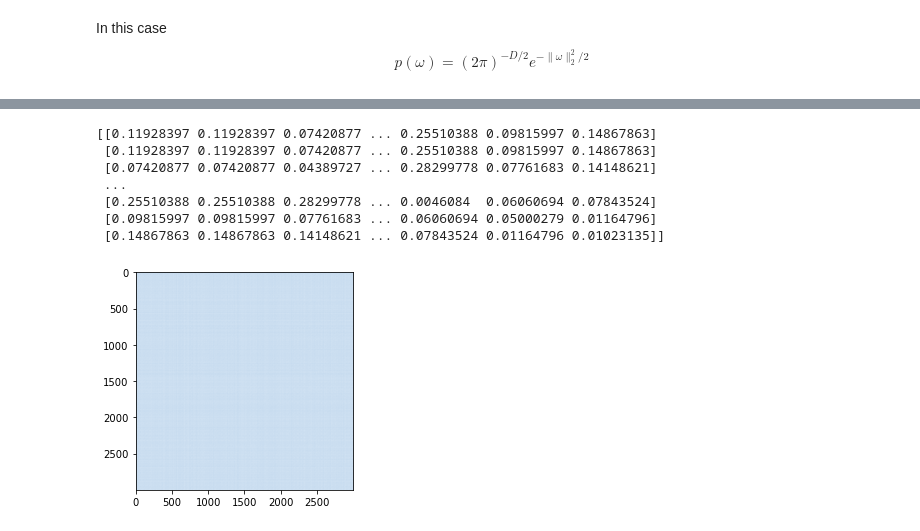
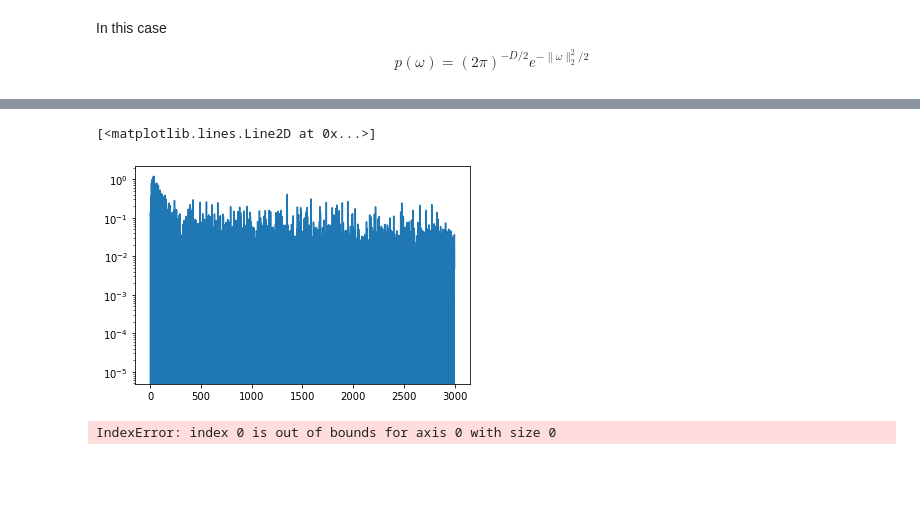
Before and after one commit to cjfelixx/machine-learning-graduate-research, a Jupyter notebook: KernelLeastSquares/kernelLeastSquares.ipynb, the cells around one changed output, grey strips where cells are left out. Cells and saved outputs as stored; diff of their text form; code cells hidden in the pictures; blank space fills up the shorter version.

```diff
--- a/KernelLeastSquares/kernelLeastSquares.ipynb
+++ b/KernelLeastSquares/kernelLeastSquares.ipynb
@@ -37,3 +37,5 @@ kernel = gauss_kernel
 step_size = 0.09
 reg_coeff = 0.03
 threshold = 0.6
+d,d_true = generate_data(num_data)
+KNLMS(d,d_true,kernel,step_size,reg_coeff,0.5)
@@ -136,17 +124,3 @@ array([[ 0.88071603,  0.88071603,  0.8928328 , ..., -0.25476396,
-# %%
-from sklearn.metrics.pairwise import rbf_kernel
-K = rbf_kernel(X, gamma=3.73)
-plt.imshow(abs(K-kernel),cmap=plt.cm.Blues)
-print(abs(K-kernel))
-# %% [output]
-[[0.11928397 0.11928397 0.07420877 ... 0.25510388 0.09815997 0.14867863]
- [0.11928397 0.11928397 0.07420877 ... 0.25510388 0.09815997 0.14867863]
- [0.07420877 0.07420877 0.04389727 ... 0.28299778 0.07761683 0.14148621]
- ...
- [0.25510388 0.25510388 0.28299778 ... 0.0046084  0.06060694 0.07843524]
- [0.09815997 0.09815997 0.07761683 ... 0.06060694 0.05000279 0.01164796]
- [0.14867863 0.14867863 0.14148621 ... 0.07843524 0.01164796 0.01023135]]
-[figure, removed]
 # %%
 # d,d_true = generate_data(num_data)
 # d = d.reshape(-1, 1)
@@ -170,3 +144,56 @@ for i in range(1,len(d)):
 # y = x.T
 # k = gauss_kernel(x,y)
 # k.shape
+# %%
+def KLMS_RFF(d,kernel,step_size,reg_coeff,threshold,D):
+
+    err = np.array([])
+    W = np.random.normal(loc=0, scale=2.25, size=(2,D))
+    b = np.random.uniform(0,2*np.pi,D).reshape(D,1)
+
+    # Initialization
+    m = 1
+    u_0 = np.array([d[0],d[1]]).reshape(2,1)
+
+    h = np.sqrt(2/D) * np.cos(W.T @ u_0 + b)
+
+    alpha = np.zeros((D,1))
+    err = np.append(err,d[0] - h.T @ alpha)
+    alpha = alpha + step_size * err[-1] * h
+    for n in range(1, len(d)):
+        u_n = np.array([d[n-1],d[n]]).reshape(2,1)
+        d_n = d[n]
+        h = np.sqrt(2/D) * np.cos(W.T @ u_n + b)
+        err = np.append(err, d_n - h.T @ alpha)
+        alpha = alpha + step_size * err[-1] * h
+    return err
+d,d_true = generate_data(num_data)
+mse_KLMS_RFF = KLMS_RFF(d,kernel,step_size,reg_coeff,threshold,100)
+plt.semilogy(mse_KLMS_RFF)
+# %% [output]
+[<matplotlib.lines.Line2D at 0x...>]
+[figure, added]
+# %%
+def KLMS(d,kernel,step_size,reg_coeff,threshold):
+
+    err = np.array([])
+    # Initialization
+    u_0 = np.array([d[0],d[1]]).reshape(2,1)
+
+    h = np.zeros((D,1))
+    alpha = np.zeros((D,1))
+    err = np.append(err,d[0] - h.T @ alpha)
+    alpha = alpha + step_size * err[-1] * h
+
+    for n in range(1, len(d)):
+        u_n = np.array([d[n-1],d[n]]).reshape(2,1)
+        d_n = d[n]
+        h = np.sqrt(2/D) * np.cos(W.T @ u_n + b)
+        err = np.append(err, d_n - h.T @ alpha)
+        alpha = alpha + step_size * err[-1] * h
+    return err
+d,d_true = generate_data(num_data)
+mse_KLMS = KLMS(d,kernel,step_size,reg_coeff,threshold)
+plt.semilogy(mse_KLMS)
+# %% [output]
+IndexError: index 0 is out of bounds for axis 0 with size 0
```
Also changed, not shown: parts of 6 cells of this notebook, 4 other files.
